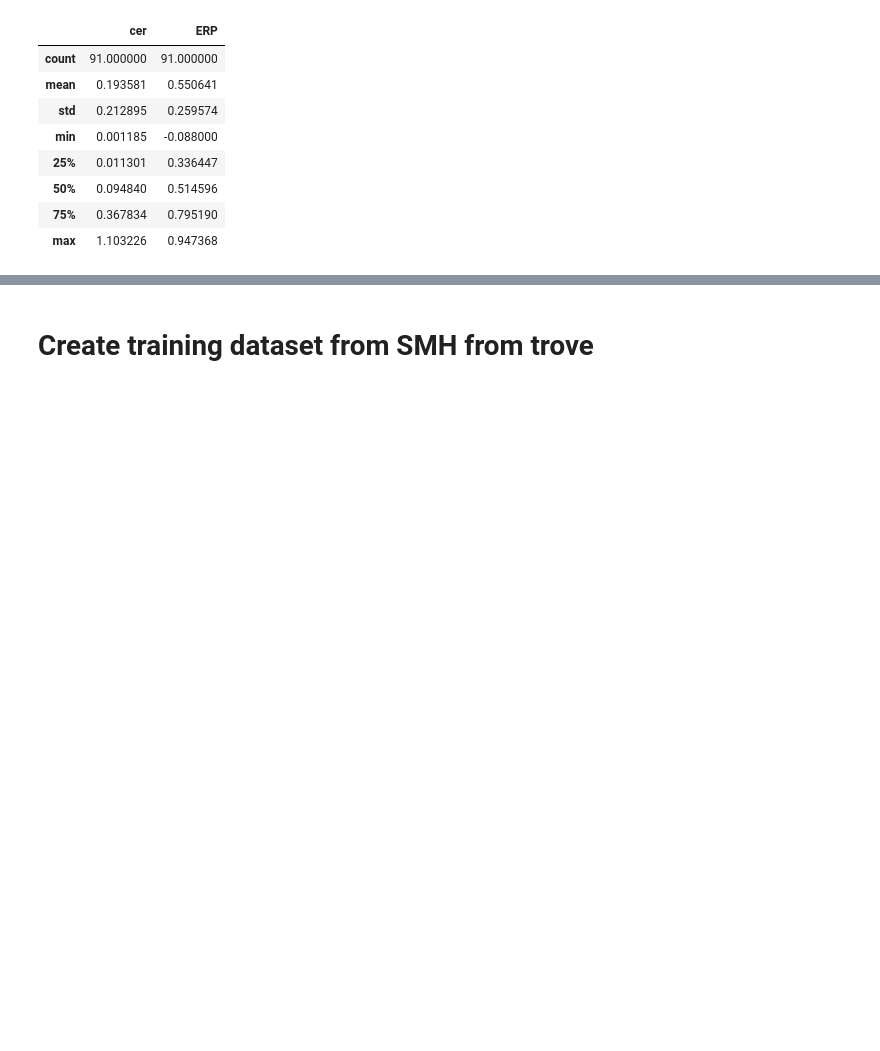
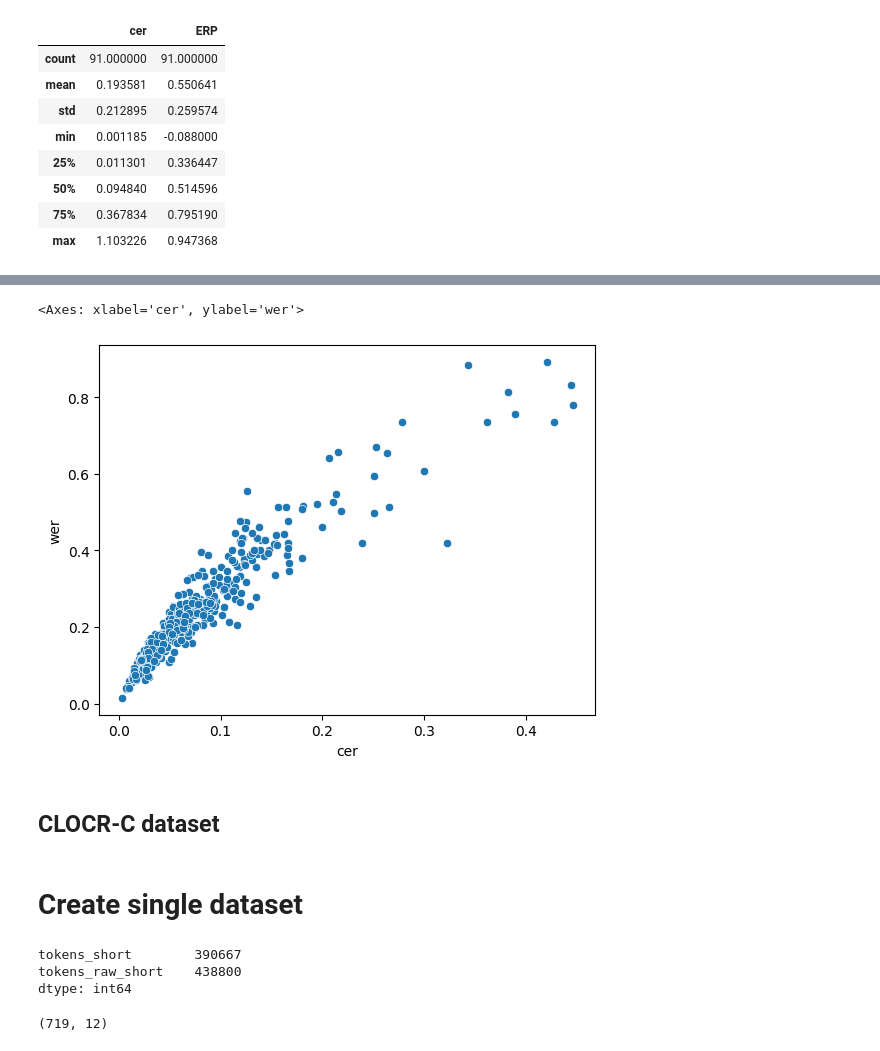
Before and after one commit to JonnoB/reading_the_unreadable, a Jupyter notebook: create_silver_set.ipynb, the cells around one changed output, grey strips where cells are left out. Cells and saved outputs as stored; diff of their text form; code cells hidden in the pictures; blank space fills up the shorter version.

Commit message:
update the initial image code

```diff
--- a/create_silver_set.ipynb
+++ b/create_silver_set.ipynb
@@ -527,0 +692,23 @@ silver_instructions_between[['cer', 'ERP']].describe()
+# %%
+gold_bln_df = load_txt_files_to_df('data/BLN600/Ground Truth').merge(
+    load_txt_files_to_df('data/BLN600/OCR Text').set_index('file_name').rename(columns = {'article_text':'raw_text'}), left_on = 'file_name', right_index=True
+)
+
+#count tokens pre-removal
+gold_bln_df['content'] = gold_bln_df['article_text'].str.replace("\n", " ")
+gold_bln_df['tokens'] = gold_bln_df['content'].apply(lambda x:len(tokenizer.encode(x)))
+
+gold_bln_df['raw_text_space'] = gold_bln_df['raw_text'].str.replace("\n", " ")
+gold_bln_df['tokens_raw'] = gold_bln_df['raw_text_space'].apply(lambda x:len(tokenizer.encode(x)))
+
+gold_bln_df = gold_bln_df.loc[(gold_bln_df['tokens_raw']<1000) & (gold_bln_df['tokens']<1000),:]
+
+gold_bln_df['tokens_short'] = gold_bln_df['tokens']
+
+gold_bln_df['tokens_raw_short'] = gold_bln_df['tokens_raw']
+
+gold_bln_df['type'] = 'BLN'
+
+print(gold_bln_df.loc[:,['tokens', 'tokens_raw']].sum())
+
+gold_bln_df.loc[:,['tokens', 'tokens_raw']].describe()
@@ -528,2 +728,28 @@ silver_instructions_between[['cer', 'ERP']].describe()
+# %%
+
+gold_bln_df= evaluate_model(df = gold_bln_df, metric_obj = cer, gt_text = 'content', post_lm_text = 'raw_text_space', metric_name= 'cer')
+gold_bln_df= evaluate_model(df = gold_bln_df, metric_obj = wer, gt_text = 'content', post_lm_text = 'raw_text_space', metric_name= 'wer')
+# %%
+sns.scatterplot(data = gold_bln_df, y = 'wer', x = 'cer')
+# %% [output]
+<Axes: xlabel='cer', ylabel='wer'>
+[figure, added]
+# %% [markdown]
+## CLOCR-C dataset
 # %% [markdown]
-# Create training dataset from SMH from trove
+# Create single dataset
+# %%
+gold_1000_df = pd.concat([gold_smh_df, gold_ca_df, gold_bln_df])
+
+
+gold_1000_df= evaluate_model(df = gold_1000_df, metric_obj = cer, gt_text = 'content', post_lm_text = 'raw_text_space', metric_name= 'cer')
+gold_1000_df= evaluate_model(df = gold_1000_df, metric_obj = wer, gt_text = 'content', post_lm_text = 'raw_text_space', metric_name= 'wer')
+
+print(gold_1000_df[['tokens_short', 'tokens_raw_short']].sum())
+
+gold_1000_df.shape
+# %% [output]
+tokens_short        390667
+tokens_raw_short    438800
+dtype: int64
+(719, 12)
```
Also changed, not shown: parts of 69 cells of this notebook, 5 other files.
